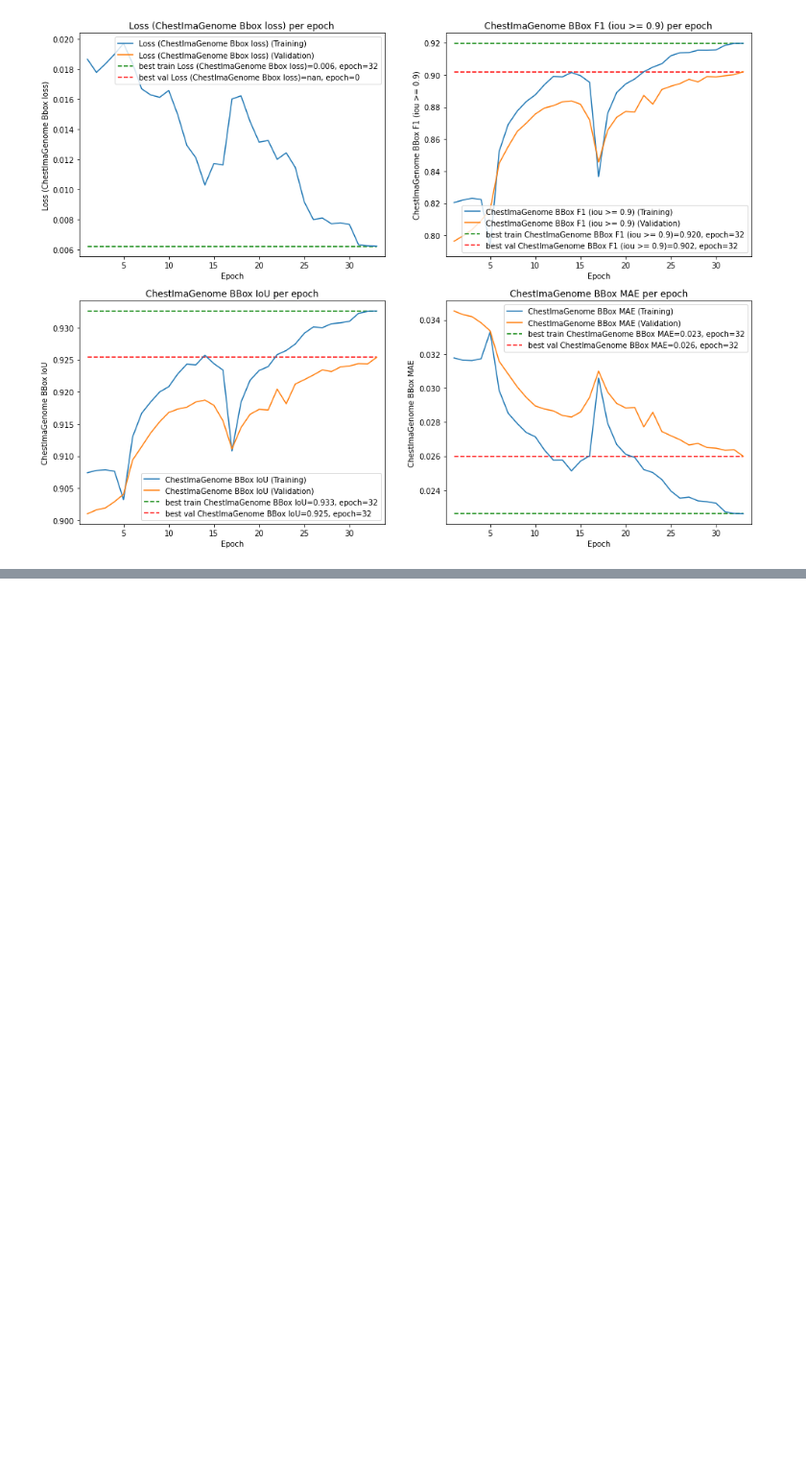
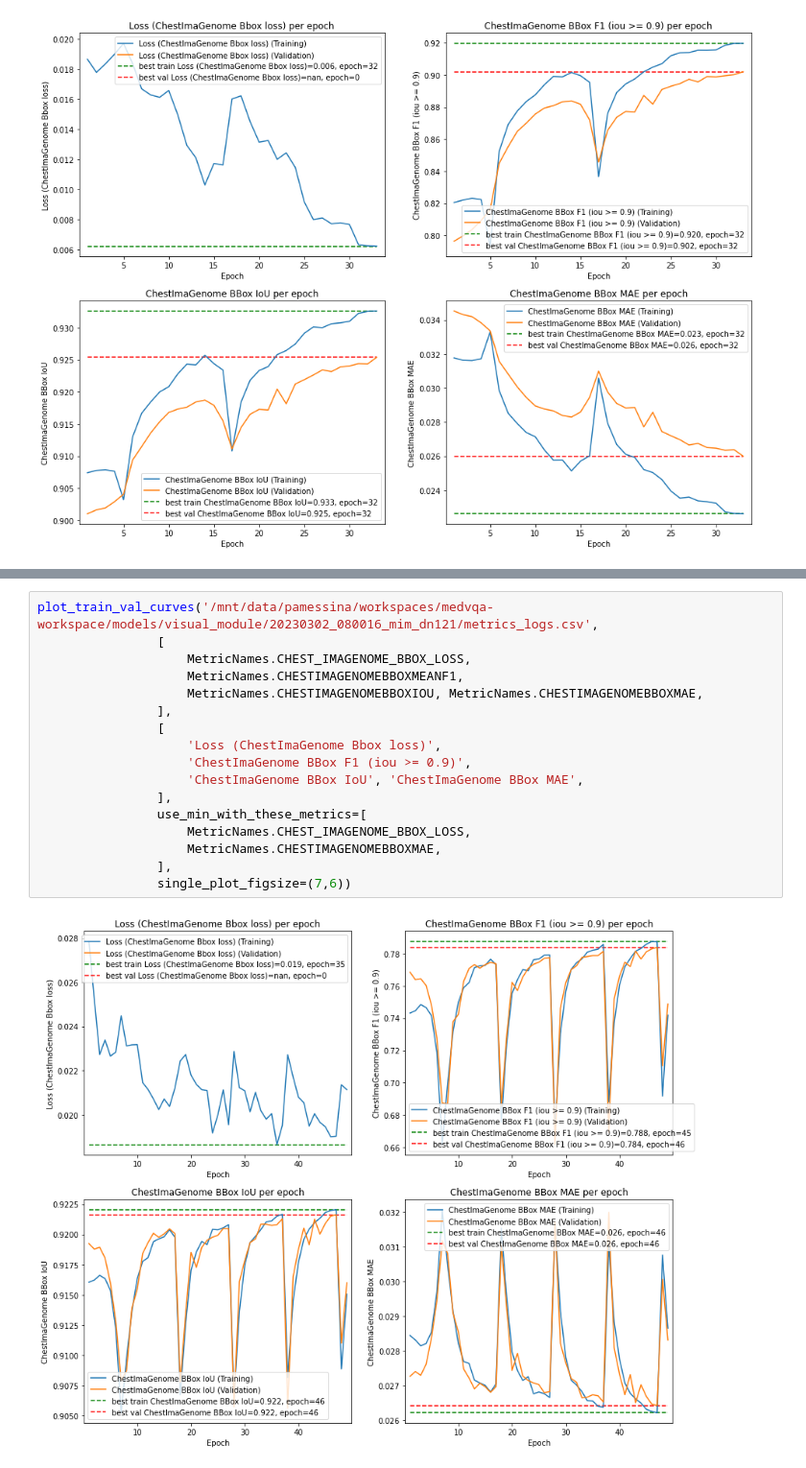
Before and after one commit to PabloMessina/MedVQA, a Jupyter notebook: medvqa/notebooks/Plotting Training Curves.ipynb, the cells around one changed output, grey strips where cells are left out. Shown at 96% size. Saved outputs shown, nothing was run; the diff lists cells and outputs as text; blank space fills up the shorter version.

```diff
--- a/medvqa/notebooks/Plotting Training Curves.ipynb
+++ b/medvqa/notebooks/Plotting Training Curves.ipynb
@@ -358,0 +359,19 @@ plot_train_val_curves('/mnt/data/pamessina/workspaces/medvqa-workspace/models/vi
+# %%
+plot_train_val_curves('/mnt/data/pamessina/workspaces/medvqa-workspace/models/visual_module/20230302_080016_mim_dn121/metrics_logs.csv',
+                [
+                    MetricNames.CHEST_IMAGENOME_BBOX_LOSS,
+                    MetricNames.CHESTIMAGENOMEBBOXMEANF1,
+                    MetricNames.CHESTIMAGENOMEBBOXIOU, MetricNames.CHESTIMAGENOMEBBOXMAE,
+                ],
+                [
+                    'Loss (ChestImaGenome Bbox loss)',
+                    'ChestImaGenome BBox F1 (iou >= 0.9)',
+                    'ChestImaGenome BBox IoU', 'ChestImaGenome BBox MAE',
+                ],
+                use_min_with_these_metrics=[
+                    MetricNames.CHEST_IMAGENOME_BBOX_LOSS,
+                    MetricNames.CHESTIMAGENOMEBBOXMAE,
+                ],
+                single_plot_figsize=(7,6))
+# %% [output]
+[figure, added]
```
Also changed, not shown: parts of 3 cells of this notebook, 32 other files.
